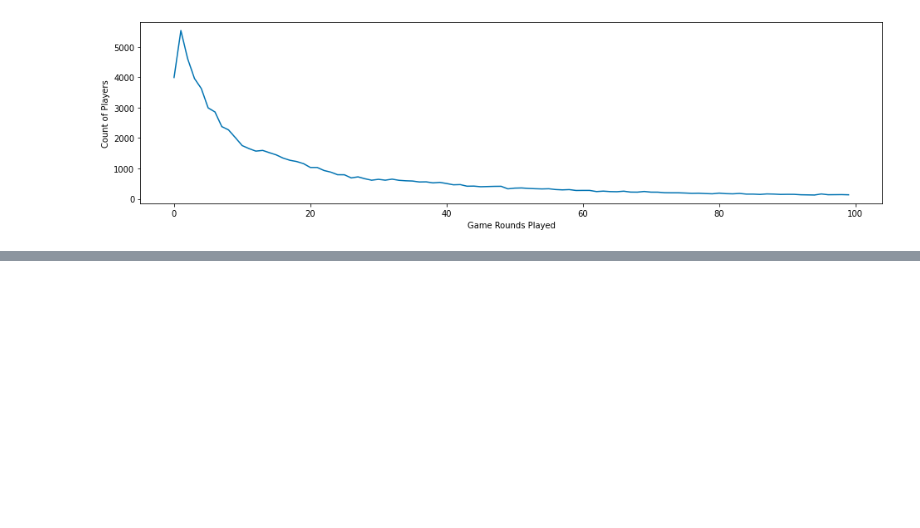
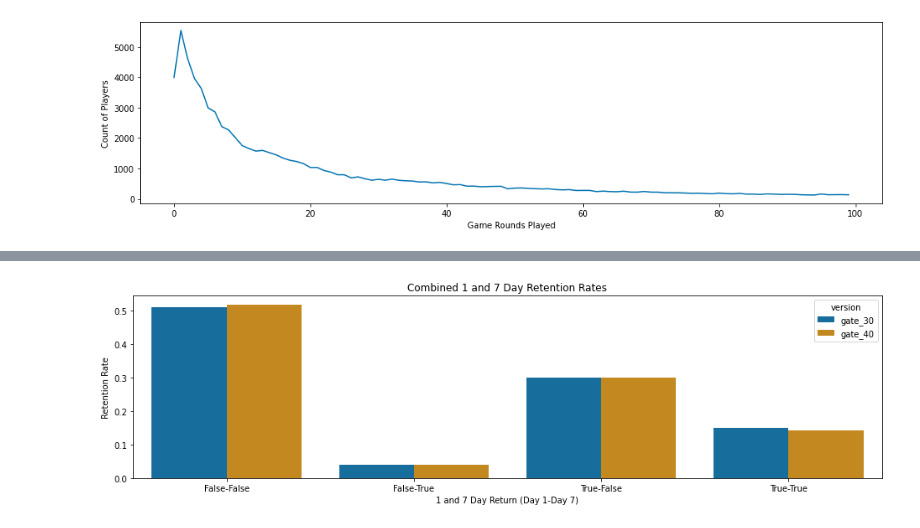
Before and after one commit to lorcanrae/ab-test-cookie-cats, a Jupyter notebook: notebooks/ab-test-cookie-cats.ipynb, the cells around one changed output, grey strips where cells are left out. Saved outputs shown, nothing was run; the diff lists cells and outputs as text; code cells hidden in the pictures; blank space fills up the shorter version.

```diff
--- a/notebooks/ab-test-cookie-cats.ipynb
+++ b/notebooks/ab-test-cookie-cats.ipynb
@@ -362,0 +485,6 @@ With churn happening at relatively low number of rounds played, there is an oppo
+# %%
+# Looking at both day 1 and 7 values together
+
+reten_both = data.groupby(['version', 'retention_1', 'retention_7'])['sum_gamerounds'].agg(['mean', 'median', 'std', 'max', 'count'])
+reten_both['ratio'] = reten_both.groupby(level=0).apply(lambda x: x / x.sum())['count']
+reten_both
@@ -362,0 +502,8 @@ With churn happening at relatively low number of rounds played, there is an oppo
+# %%
+# Add a column with 1 and 7 Day Retention Bools
+reten_both['retention_1_str'] = np.where(reten_both.reset_index()['retention_1'] == True, 'True', 'False')
+reten_both['retention_7_str'] = np.where(reten_both.reset_index()['retention_7'] == True, 'True', 'False')
+reten_both['reten_both'] = reten_both['retention_1_str'].str.cat(reten_both['retention_7_str'], '-')
+reten_both.drop(columns=['retention_1_str', 'retention_7_str'], inplace=True)
+# test['reten_both'] = test['retention_1'].apply(lambda x, y: f"{str(x)}+{str(y)}", test['retention_7'], axis=1)
+reten_both
@@ -362,0 +521,12 @@ With churn happening at relatively low number of rounds played, there is an oppo
+# %%
+# Looking at combined 1 and 7 Day Retention Rates
+
+fig, ax = plt.subplots(figsize=(16,4))
+sns.barplot(x='reten_both', y='ratio', data=reten_both.reset_index(), hue='version', ax=ax)
+ax.set_title('Combined 1 and 7 Day Retention Rates')
+ax.set_xlabel('1 and 7 Day Return (Day 1-Day 7)')
+ax.set_ylabel('Retention Rate')
+
+plt.show()
+# %% [output]
+[figure, added]
```
Also changed, not shown: parts of 33 cells of this notebook.
